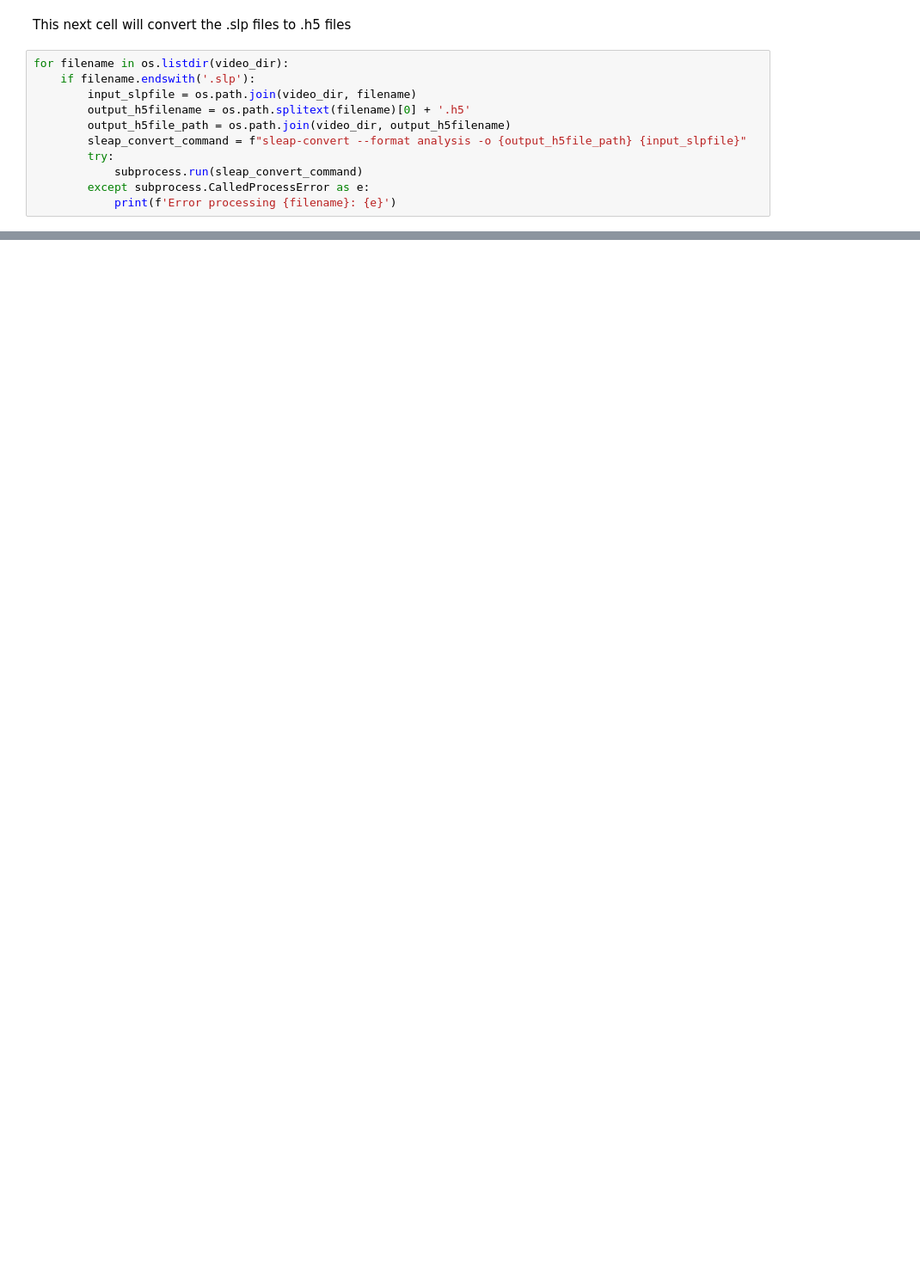
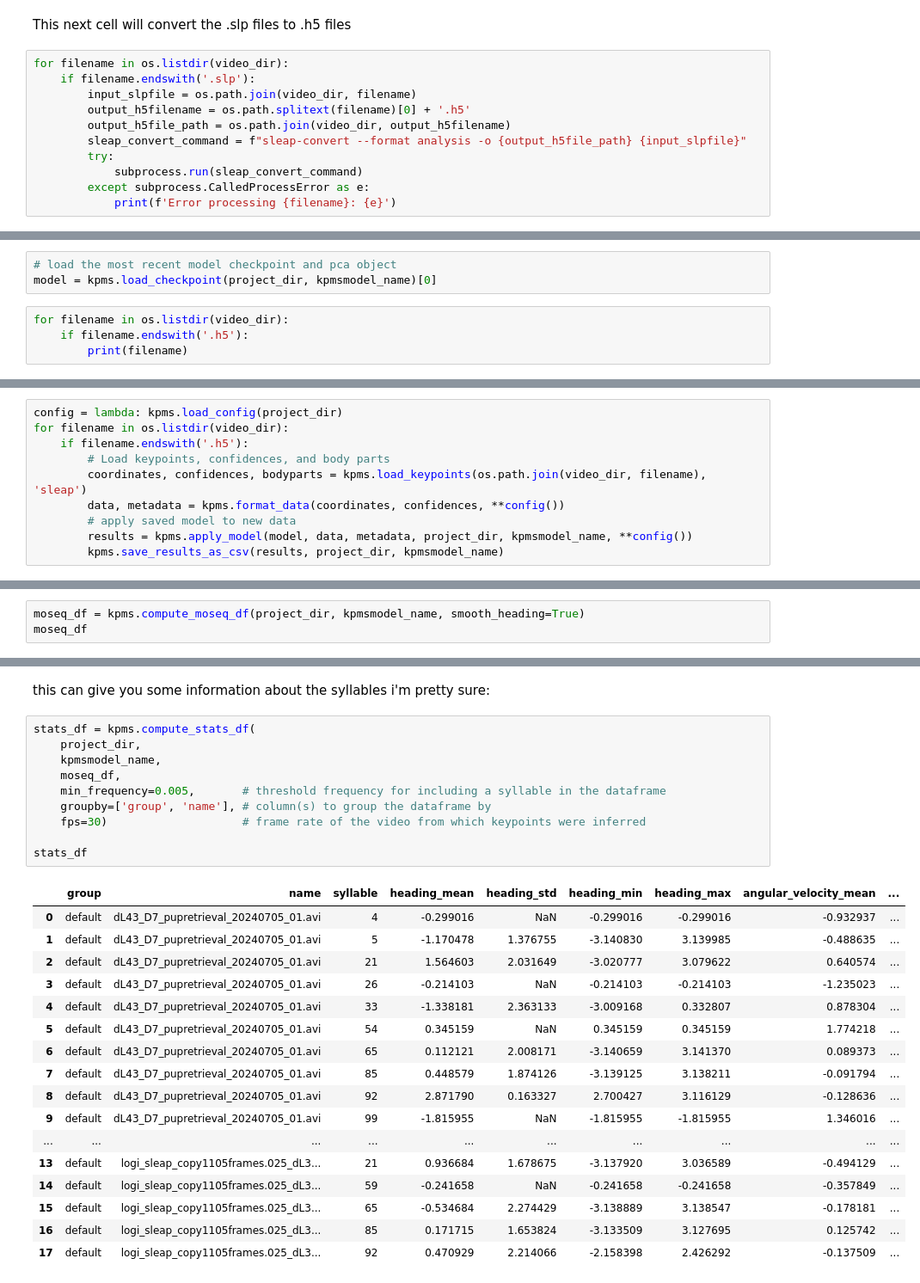
Before and after one commit to KarinHellevik/pipeline-cshlurp2024, a Jupyter notebook: tutorial.ipynb, the cells around one changed output, grey strips where cells are left out. Shown at 86% size. Cells and saved outputs as stored; diff of their text form; blank space fills up the shorter version.

```diff
--- a/tutorial.ipynb
+++ b/tutorial.ipynb
@@ -131,0 +141,7 @@ for filename in os.listdir(video_dir):
+# %%
+# load the most recent model checkpoint and pca object
+model = kpms.load_checkpoint(project_dir, kpmsmodel_name)[0]
+# %%
+for filename in os.listdir(video_dir):
+    if filename.endswith('.h5'):
+        print(filename)
@@ -131,0 +151,10 @@ for filename in os.listdir(video_dir):
+# %%
+config = lambda: kpms.load_config(project_dir)
+for filename in os.listdir(video_dir):
+    if filename.endswith('.h5'):
+        # Load keypoints, confidences, and body parts
+        coordinates, confidences, bodyparts = kpms.load_keypoints(os.path.join(video_dir, filename), 'sleap')
+        data, metadata = kpms.format_data(coordinates, confidences, **config())
+        # apply saved model to new data
+        results = kpms.apply_model(model, data, metadata, project_dir, kpmsmodel_name, **config())
+        kpms.save_results_as_csv(results, project_dir, kpmsmodel_name)
@@ -131,0 +181,3 @@ for filename in os.listdir(video_dir):
+# %%
+moseq_df = kpms.compute_moseq_df(project_dir, kpmsmodel_name, smooth_heading=True)
+moseq_df
@@ -131,0 +207,30 @@ for filename in os.listdir(video_dir):
+# %% [markdown]
+this can give you some information about the syllables i'm pretty sure:
+# %%
+stats_df = kpms.compute_stats_df(
+    project_dir,
+    kpmsmodel_name,
+    moseq_df,
+    min_frequency=0.005,       # threshold frequency for including a syllable in the dataframe
+    groupby=['group', 'name'], # column(s) to group the dataframe by
+    fps=30)                    # frame rate of the video from which keypoints were inferred
+
+stats_df
+# %% [output]
+|  | group | name | syllable | heading_mean | heading_std | heading_min | heading_max | angular_velocity_mean | ... |
+| 0 | default | dL43_D7_pupretrieval_20240705_01.avi | 4 | -0.299016 | NaN | -0.299016 | -0.299016 | -0.932937 | ... |
+| 1 | default | dL43_D7_pupretrieval_20240705_01.avi | 5 | -1.170478 | 1.376755 | -3.140830 | 3.139985 | -0.488635 | ... |
+| 2 | default | dL43_D7_pupretrieval_20240705_01.avi | 21 | 1.564603 | 2.031649 | -3.020777 | 3.079622 | 0.640574 | ... |
+| 3 | default | dL43_D7_pupretrieval_20240705_01.avi | 26 | -0.214103 | NaN | -0.214103 | -0.214103 | -1.235023 | ... |
+| 4 | default | dL43_D7_pupretrieval_20240705_01.avi | 33 | -1.338181 | 2.363133 | -3.009168 | 0.332807 | 0.878304 | ... |
+| 5 | default | dL43_D7_pupretrieval_20240705_01.avi | 54 | 0.345159 | NaN | 0.345159 | 0.345159 | 1.774218 | ... |
+| 6 | default | dL43_D7_pupretrieval_20240705_01.avi | 65 | 0.112121 | 2.008171 | -3.140659 | 3.141370 | 0.089373 | ... |
+| 7 | default | dL43_D7_pupretrieval_20240705_01.avi | 85 | 0.448579 | 1.874126 | -3.139125 | 3.138211 | -0.091794 | ... |
+| 8 | default | dL43_D7_pupretrieval_20240705_01.avi | 92 | 2.871790 | 0.163327 | 2.700427 | 3.116129 | -0.128636 | ... |
+| 9 | default | dL43_D7_pupretrieval_20240705_01.avi | 99 | -1.815955 | NaN | -1.815955 | -1.815955 | 1.346016 | ... |
+| ... | ... | ... | ... | ... | ... | ... | ... | ... | ... |
+| 13 | default | logi_sleap_copy1105frames.025_dL3... | 21 | 0.936684 | 1.678675 | -3.137920 | 3.036589 | -0.494129 | ... |
+| 14 | default | logi_sleap_copy1105frames.025_dL3... | 59 | -0.241658 | NaN | -0.241658 | -0.241658 | -0.357849 | ... |
+| 15 | default | logi_sleap_copy1105frames.025_dL3... | 65 | -0.534684 | 2.274429 | -3.138889 | 3.138547 | -0.178181 | ... |
+| 16 | default | logi_sleap_copy1105frames.025_dL3... | 85 | 0.171715 | 1.653824 | -3.133509 | 3.127695 | 0.125742 | ... |
+| 17 | default | logi_sleap_copy1105frames.025_dL3... | 92 | 0.470929 | 2.214066 | -2.158398 | 2.426292 | -0.137509 | ... |
```
Also changed, not shown: parts of 17 cells of this notebook, 1 other file.
